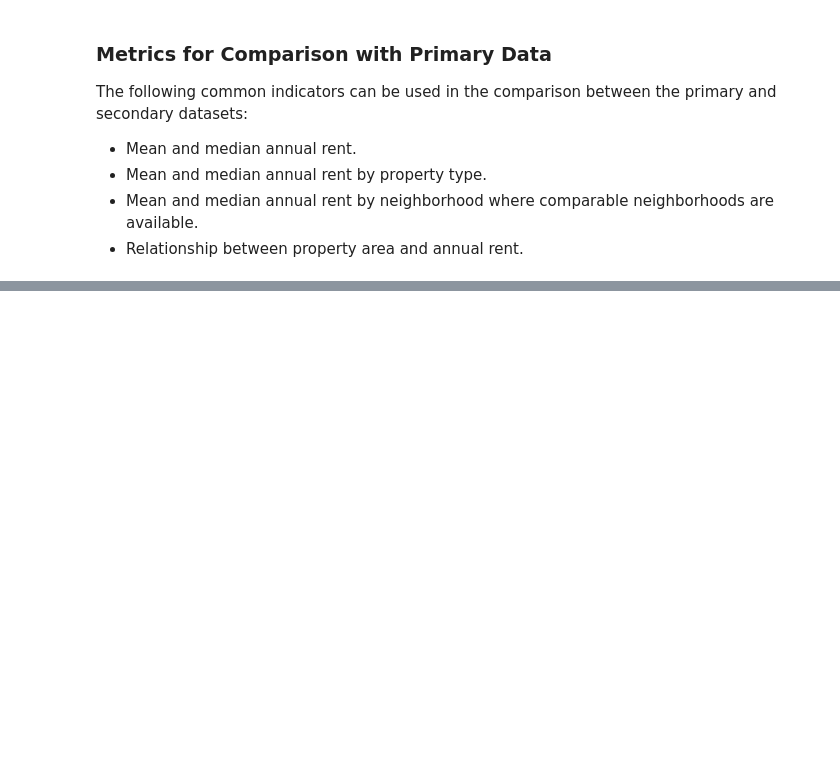
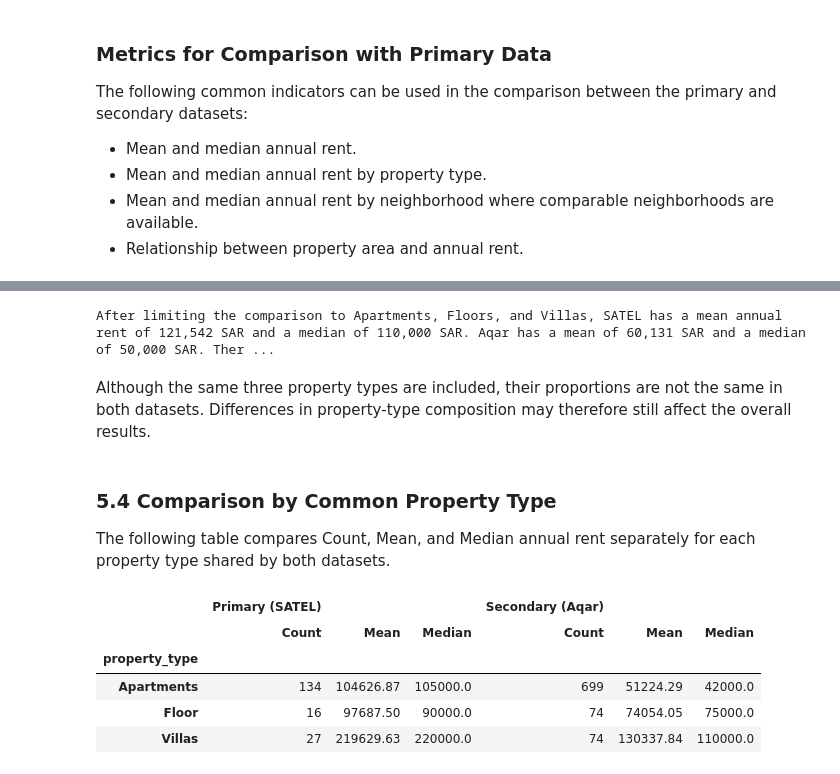
Before and after one commit to 1FATIMAH1/IT362, a Jupyter notebook: Phase2.ipynb, the cells around one changed output, grey strips where cells are left out. Drawn from its saved outputs; the diff is of its cells as text; code cells hidden in the pictures; blank space fills up the shorter version.

```diff
--- a/Phase2.ipynb
+++ b/Phase2.ipynb
@@ -1601,0 +2100,62 @@ These are hypotheses generated from exploratory analysis, not tested explanation
+# %%
+# Produce a short interpretation from the calculated common-type results.
+primary_common_mean = primary_common['annual_rent_sar'].mean()
+primary_common_median = primary_common['annual_rent_sar'].median()
+secondary_common_mean = secondary_common['annual_rent_sar'].mean()
+secondary_common_median = secondary_common['annual_rent_sar'].median()
+
+if primary_common_mean > secondary_common_mean and primary_common_median > secondary_common_median:
+    common_result = "SATEL continues to have the higher mean and median annual rent"
+elif primary_common_mean < secondary_common_mean and primary_common_median < secondary_common_median:
+    common_result = "Aqar has the higher mean and median annual rent"
+else:
+    common_result = "the mean and median do not show the same direction"
+
+print(
+    f"After limiting the comparison to Apartments, Floors, and Villas, "
+    f"SATEL has a mean annual rent of {primary_common_mean:,.0f} SAR "
+    f"and a median of {primary_common_median:,.0f} SAR. "
+    f"Aqar has a mean of {secondary_common_mean:,.0f} SAR "
+    f"and a median of {secondary_common_median:,.0f} SAR. "
+    f"Therefore, {common_result}."
+)
+# %% [output]
+After limiting the comparison to Apartments, Floors, and Villas, SATEL has a mean annual rent of 121,542 SAR and a median of 110,000 SAR. Aqar has a mean of 60,131 SAR and a median of 50,000 SAR. Ther ...
+# %% [markdown]
+Although the same three property types are included, their proportions are not the same in both datasets. Differences in property-type composition may therefore still affect the overall results.
+# %% [markdown]
+### 5.4 Comparison by Common Property Type
+
+The following table compares Count, Mean, and Median annual rent separately for each property type shared by both datasets.
+# %%
+# Calculate annual-rent statistics for each common property type.
+primary_by_type = (
+    primary_common
+    .groupby('property_type')['annual_rent_sar']
+    .agg(['count', 'mean', 'median'])
+    .rename(columns={'count': 'Count', 'mean': 'Mean', 'median': 'Median'})
+    .round(2)
+)
+secondary_by_type = (
+    secondary_common
+    .groupby('property_type')['annual_rent_sar']
+    .agg(['count', 'mean', 'median'])
+    .rename(columns={'count': 'Count', 'mean': 'Mean', 'median': 'Median'})
+    .round(2)
+)
+
+# Place the primary and secondary statistics next to each other.
+type_comparison = pd.concat(
+    [primary_by_type, secondary_by_type],
+    axis=1,
+    keys=['Primary (SATEL)', 'Secondary (Aqar)']
+)
+
+display(type_comparison)
+# %% [output]
+|  | Primary (SATEL) |  |  | Secondary (Aqar) |  |  |
+|  | Count | Mean | Median | Count | Mean | Median |
+| property_type |  |  |  |  |  |  |
+| Apartments | 134 | 104626.87 | 105000.0 | 699 | 51224.29 | 42000.0 |
+| Floor | 16 | 97687.50 | 90000.0 | 74 | 74054.05 | 75000.0 |
+| Villas | 27 | 219629.63 | 220000.0 | 74 | 130337.84 | 110000.0 |
```
Also changed, not shown: parts of 100 cells of this notebook.
